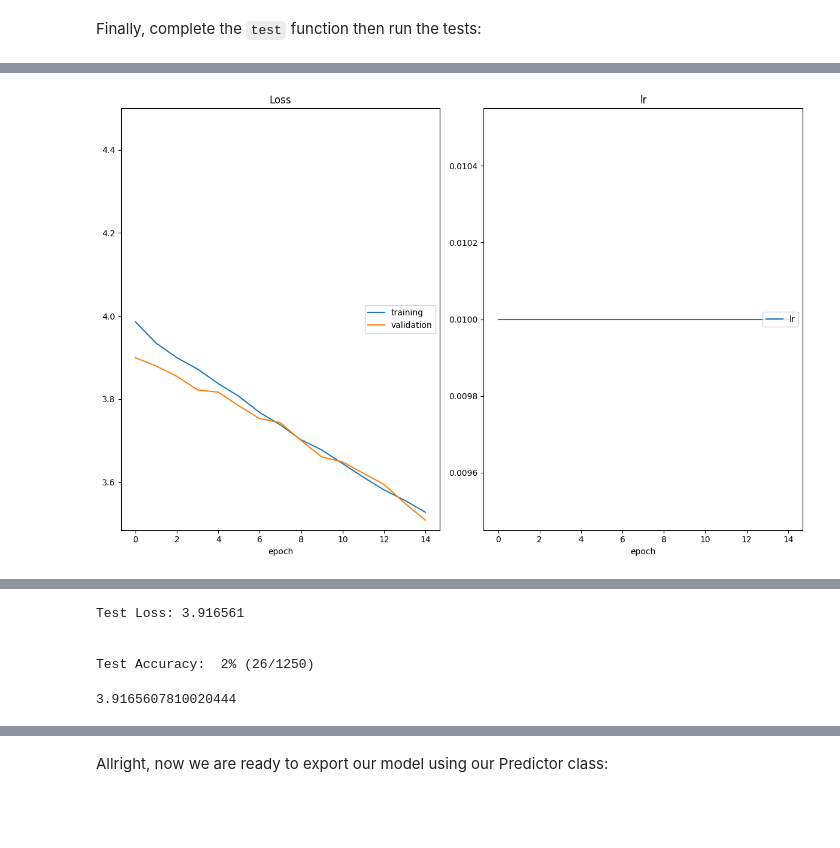
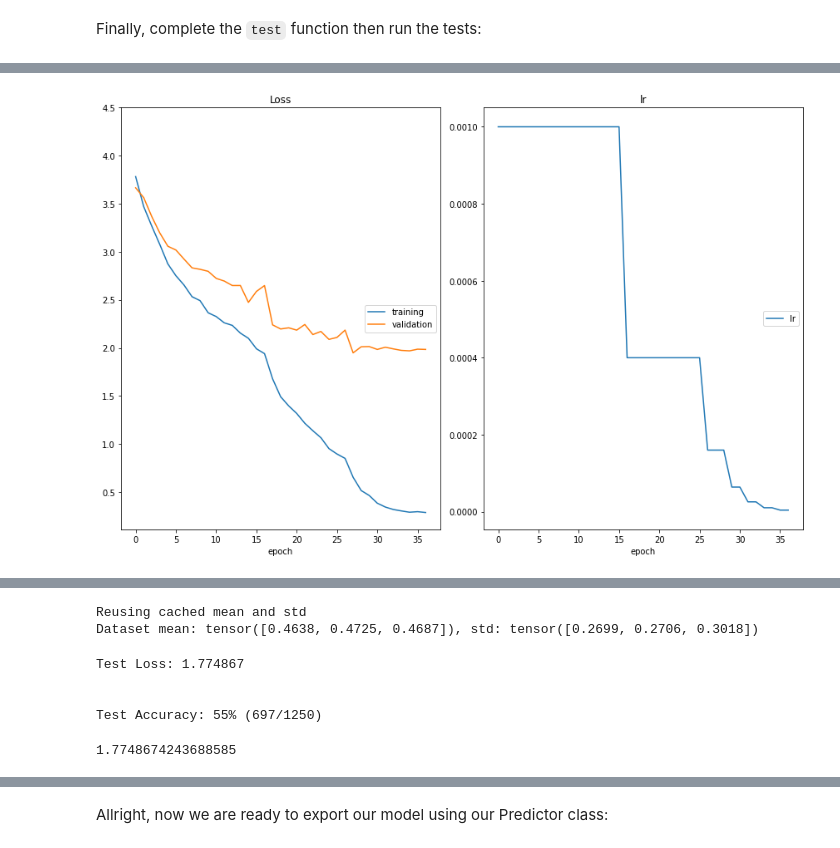
Before and after one commit to Mach-web/Landmark-Classification-Tagging-for-Social-Media-Project, a Jupyter notebook: cnn_from_scratch.ipynb, the cells around one changed output, grey strips where cells are left out. Cells and saved outputs as stored; diff of their text form; code cells hidden in the pictures; blank space fills up the shorter version.

```diff
--- a/cnn_from_scratch.ipynb
+++ b/cnn_from_scratch.ipynb
@@ -303,48 +317,48 @@ Allright, good job getting here! Now it's time to see if all our hard work pays
 
 Let's start by defining a few hyperparameters. Feel free to experiment with different values and try to optimize your model:
 # %%
-batch_size = 64        # size of the minibatch for stochastic gradient descent (or Adam)
+batch_size = 64       # size of the minibatch for stochastic gradient descent (or Adam)
 valid_size = 0.2       # fraction of the training data to reserve for validation
-num_epochs = 65        # number of epochs for training
+num_epochs = 50        # number of epochs for training
 num_classes = 50       # number of classes. Do not change this
-dropout = 0.5          # dropout for our model
-learning_rate = 0.01  # Learning rate for SGD (or Adam)
-opt = 'sgd'    # optimizer. 'sgd' or 'adam'
-weight_decay = 1e-5  # regularization. Increase this to combat overfitting
+dropout = 0.35       # dropout for our model
+learning_rate = 0.001  # Learning rate for SGD (or Adam)
+opt = 'adam'    # optimizer. 'sgd' or 'adam'
+weight_decay = 1e-3  # regularization. Increase this to combat overfitting
 # %%
 from src.data import get_data_loaders
 from src.train import optimize
 from src.optimization import get_optimizer, get_loss
 from src.model import MyModel
 
 # get the data loaders using batch_size and valid_size defined in the previous
 # cell
 # HINT: do NOT copy/paste the values. Use the variables instead
-data_loaders = get_data_loaders(batch_size = batch_size, valid_size = valid_size)
+data_loaders = get_data_loaders(batch_size = batch_size, valid_size = valid_size, num_workers = 16)
 # YOUR CODE HERE
 
 # instance model MyModel with num_classes and drouput defined in the previous
 # cell
 model = MyModel(num_classes, dropout)# YOUR CODE HERE
 
 # Get the optimizer using get_optimizer and the model you just created, the learning rate,
 # the optimizer and the weight decay specified in the previous cell
 optimizer = get_optimizer(model, optimizer = opt, learning_rate = learning_rate, momentum = 0.3, weight_decay = weight_decay)# YOUR CODE HERE
 
 # Get the loss using get_loss
 loss = get_loss() # YOUR CODE HERE
 
 optimize(
     data_loaders,
     model,
     optimizer,
     loss,
     n_epochs=num_epochs,
     save_path="checkpoints/best_val_loss.pt",
     interactive_tracking=True
 )
 # %% [output]
-[figure, old version]
+[figure, new version]
 # %% [markdown]
 ---
 ## <img src="static_images/icons/noun-advance-2109145.png" alt=">" style="width:50px"/> Step 6: testing against the Test Set
@@ -357,19 +371,27 @@ Run the code cell below to try out your model on the test dataset of landmark im
 from src.train import one_epoch_test
 from src.model import MyModel
 import torch
+from src.data import get_data_loaders
+from src.train import optimize
+from src.optimization import get_optimizer, get_loss
+from src.model import MyModel
 
+data_loaders = get_data_loaders(batch_size = batch_size, valid_size = valid_size, num_workers = 16)
 model = MyModel(num_classes=num_classes, dropout=dropout)
+loss = get_loss()
 
 # YOUR CODE HERE: load the weights in 'checkpoints/best_val_loss.pt'
 model.load_state_dict(torch.load('checkpoints/best_val_loss.pt'))
 # Run test
 one_epoch_test(data_loaders['test'], model, loss)
 # %% [output]
-Test Loss: 3.916561
-
-
-Test Accuracy:  2% (26/1250)
+Reusing cached mean and std
+Dataset mean: tensor([0.4638, 0.4725, 0.4687]), std: tensor([0.2699, 0.2706, 0.3018])
-3.9165607810020444
+Test Loss: 1.774867
+
+
+Test Accuracy: 55% (697/1250)
+1.7748674243688585
 # %% [markdown]
 ---
 ## <img src="static_images/icons/noun-advance-2109145.png" alt=">" style="width:50px"/> Step 7: Export using torchscript
```
Also changed, not shown: parts of 17 cells of this notebook, 29 other files.
